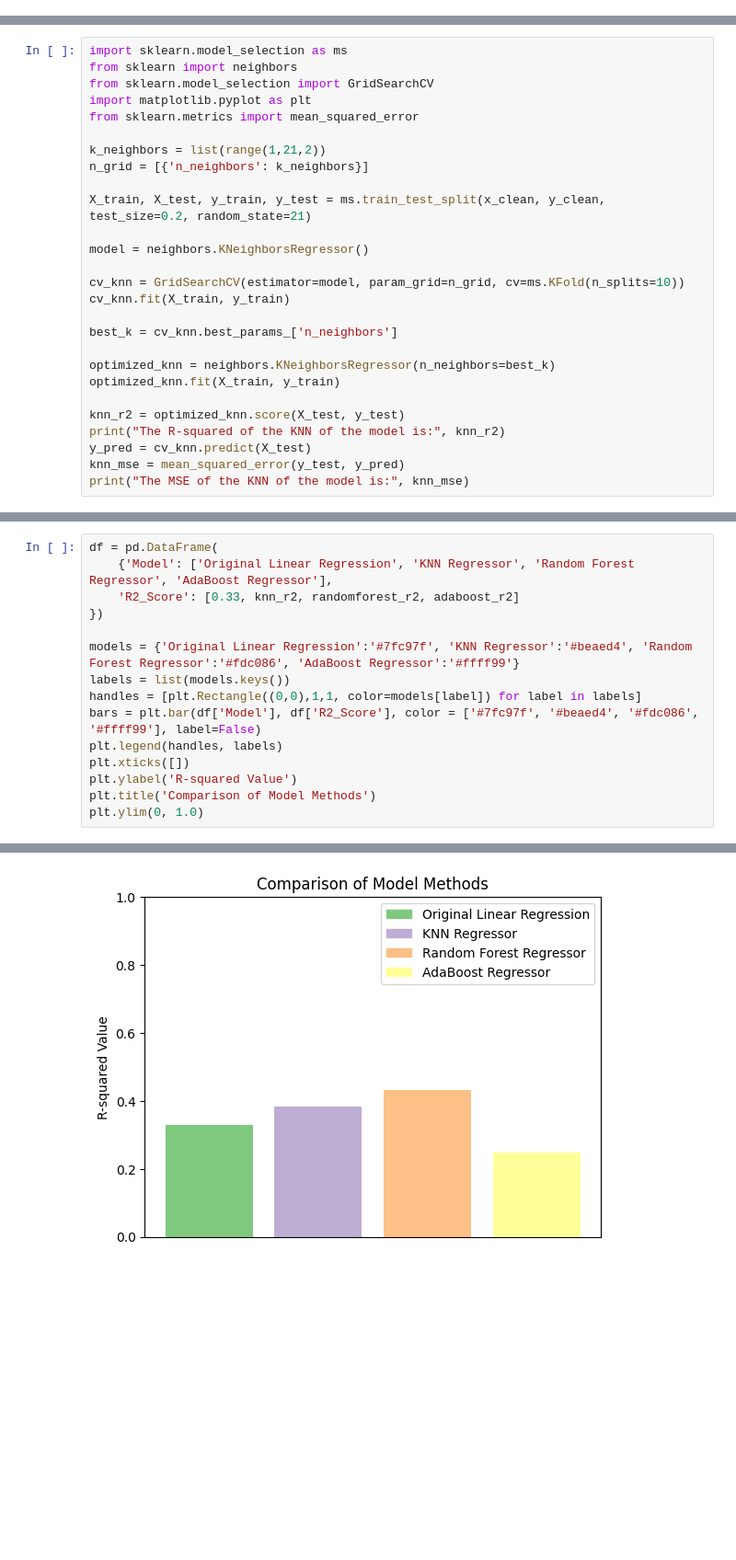
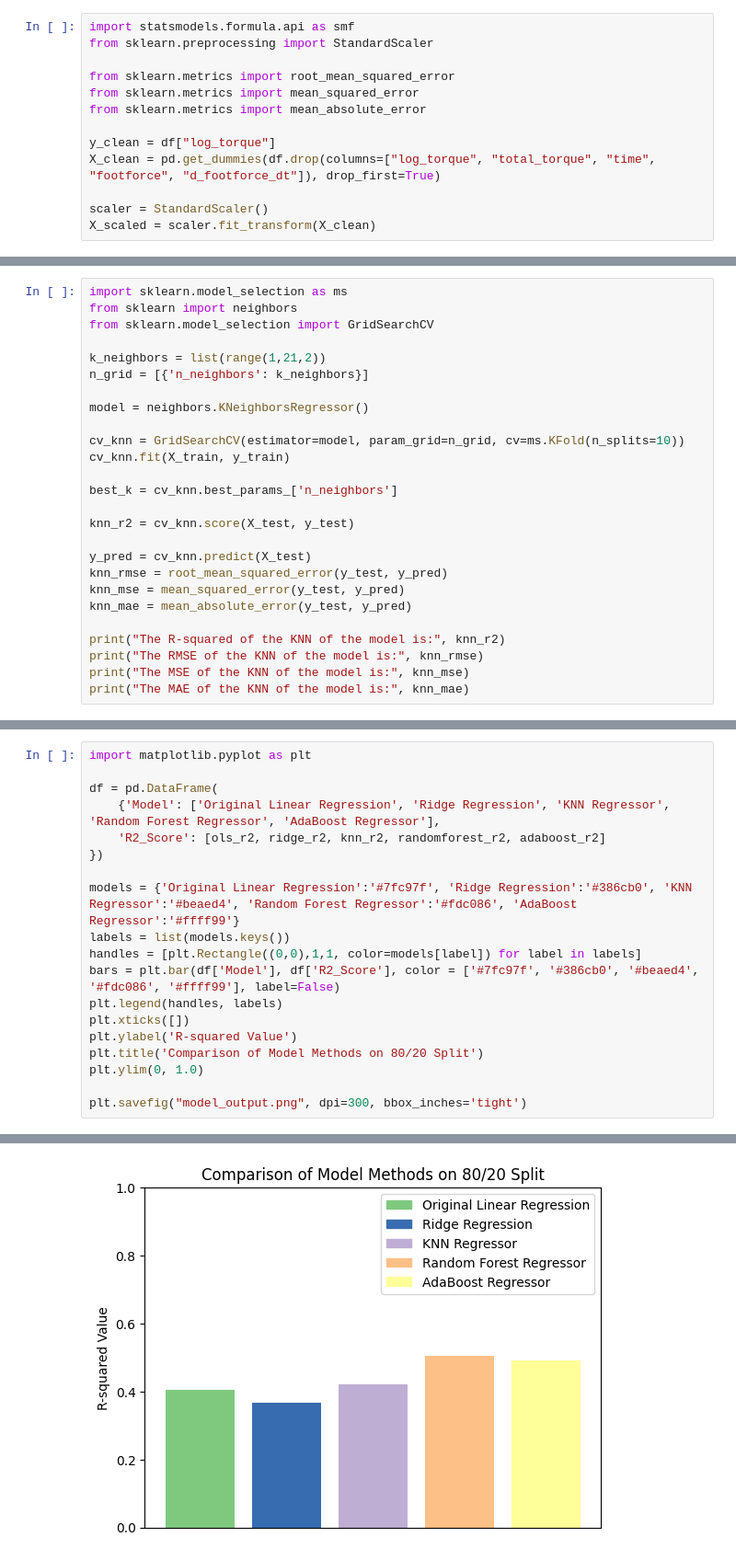
Before and after one commit to nathaniel-designs/legged-robot-regression-analysis, a Jupyter notebook: robomodeling.ipynb, the cells around one changed output, grey strips where cells are left out. Shown at 92% size. Drawn from its saved outputs; the diff is of its cells as text; blank space fills up the shorter version.

Commit message:
Reworked the machine learning portion. Added ridge regression. Achieved great modeling results with better interpretability.

```diff
--- a/robomodeling.ipynb
+++ b/robomodeling.ipynb
@@ -65,0 +25,13 @@ strong multicollinearity or other numerical problems.
+# %%
+import statsmodels.formula.api as smf
+from sklearn.preprocessing import StandardScaler
+
+from sklearn.metrics import root_mean_squared_error
+from sklearn.metrics import mean_squared_error
+from sklearn.metrics import mean_absolute_error
+
+y_clean = df["log_torque"]
+X_clean = pd.get_dummies(df.drop(columns=["log_torque", "total_torque", "time", "footforce", "d_footforce_dt"]), drop_first=True)
+
+scaler = StandardScaler()
+X_scaled = scaler.fit_transform(X_clean)
@@ -67,13 +108,9 @@ strong multicollinearity or other numerical problems.
 import sklearn.model_selection as ms
 from sklearn import neighbors
 from sklearn.model_selection import GridSearchCV
-import matplotlib.pyplot as plt
-from sklearn.metrics import mean_squared_error
 
 k_neighbors = list(range(1,21,2))
 n_grid = [{'n_neighbors': k_neighbors}]
-
-X_train, X_test, y_train, y_test = ms.train_test_split(x_clean, y_clean, test_size=0.2, random_state=21)
 
 model = neighbors.KNeighborsRegressor()
 
@@ -82,12 +119,15 @@ cv_knn.fit(X_train, y_train)
 
 best_k = cv_knn.best_params_['n_neighbors']
 
-optimized_knn = neighbors.KNeighborsRegressor(n_neighbors=best_k)
-optimized_knn.fit(X_train, y_train)
+knn_r2 = cv_knn.score(X_test, y_test)
 
-knn_r2 = optimized_knn.score(X_test, y_test)
+y_pred = cv_knn.predict(X_test)
+knn_rmse = root_mean_squared_error(y_test, y_pred)
+knn_mse = mean_squared_error(y_test, y_pred)
+knn_mae = mean_absolute_error(y_test, y_pred)
+
 print("The R-squared of the KNN of the model is:", knn_r2)
-y_pred = cv_knn.predict(X_test)
-knn_mse = mean_squared_error(y_test, y_pred)
+print("The RMSE of the KNN of the model is:", knn_rmse)
 print("The MSE of the KNN of the model is:", knn_mse)
+print("The MAE of the KNN of the model is:", knn_mae)
 # %% [output]
@@ -133,16 +191,20 @@ The MSE of the Adaboost of the model is: 0.8680380407947469
 # %%
+import matplotlib.pyplot as plt
+
 df = pd.DataFrame(
-    {'Model': ['Original Linear Regression', 'KNN Regressor', 'Random Forest Regressor', 'AdaBoost Regressor'],
-    'R2_Score': [0.33, knn_r2, randomforest_r2, adaboost_r2]
+    {'Model': ['Original Linear Regression', 'Ridge Regression', 'KNN Regressor', 'Random Forest Regressor', 'AdaBoost Regressor'],
+    'R2_Score': [ols_r2, ridge_r2, knn_r2, randomforest_r2, adaboost_r2]
 })
 
-models = {'Original Linear Regression':'#7fc97f', 'KNN Regressor':'#beaed4', 'Random Forest Regressor':'#fdc086', 'AdaBoost Regressor':'#ffff99'}
+models = {'Original Linear Regression':'#7fc97f', 'Ridge Regression':'#386cb0', 'KNN Regressor':'#beaed4', 'Random Forest Regressor':'#fdc086', 'AdaBoost Regressor':'#ffff99'}
 labels = list(models.keys())
 handles = [plt.Rectangle((0,0),1,1, color=models[label]) for label in labels]
-bars = plt.bar(df['Model'], df['R2_Score'], color = ['#7fc97f', '#beaed4', '#fdc086', '#ffff99'], label=False)
+bars = plt.bar(df['Model'], df['R2_Score'], color = ['#7fc97f', '#386cb0', '#beaed4', '#fdc086', '#ffff99'], label=False)
 plt.legend(handles, labels)
 plt.xticks([])
 plt.ylabel('R-squared Value')
-plt.title('Comparison of Model Methods')
+plt.title('Comparison of Model Methods on 80/20 Split')
 plt.ylim(0, 1.0)
+
+plt.savefig("model_output.png", dpi=300, bbox_inches='tight')
 # %% [output]
@@ -150 +211 @@ plt.ylim(0, 1.0)
-[figure, old version]
+[figure, new version]
```
Also changed, not shown: parts of 8 cells of this notebook, 28 other files.
